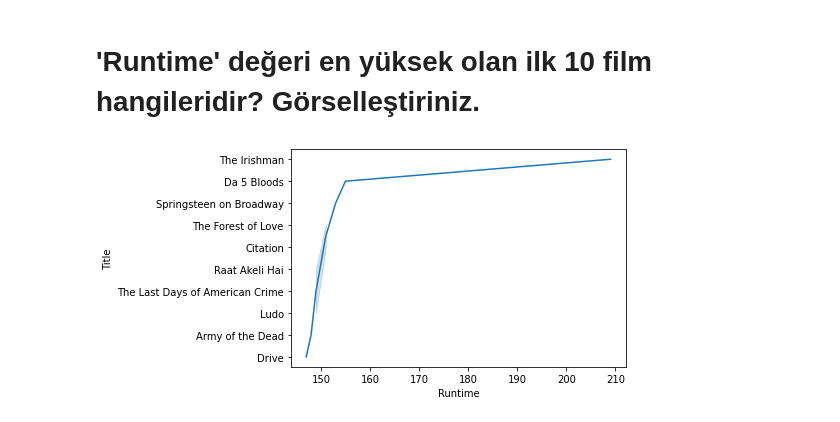
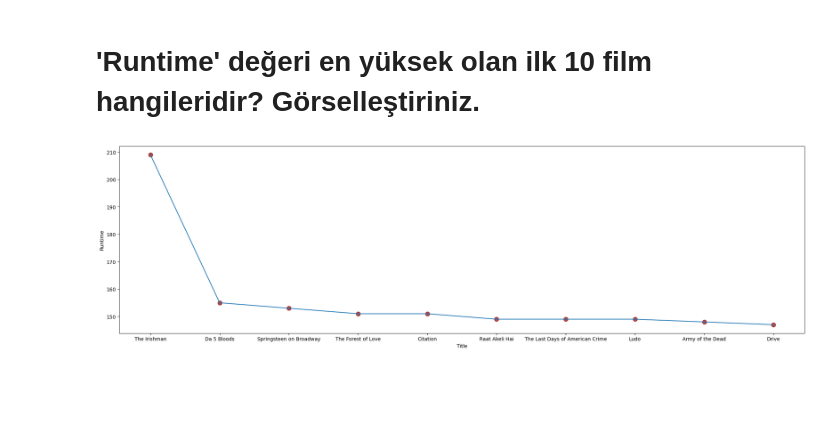
Before and after one commit to bkksl/GroupCodeluck_Python_Bootcamp_Projects, a Jupyter notebook: globalai_9_10_soru.ipynb, the cells around one changed output. Cells and saved outputs as stored; diff of their text form; code cells hidden in the pictures; blank space fills up the shorter version.

```diff
--- a/globalai_9_10_soru.ipynb
+++ b/globalai_9_10_soru.ipynb
@@ -33,7 +33,9 @@ plt.show()
 # %%
 df=data.groupby("Title").agg({"Runtime": "max"}).sort_values(by="Runtime", ascending=False)[0:10]
 runtime = df.reset_index()
-sns.lineplot(y=runtime["Title"], x=runtime["Runtime"])
+fig, ax = plt.subplots(figsize=(25,7),dpi=100)
+ax.scatter(y=runtime["Runtime"], x=runtime["Title"], s=75, color='darkred', alpha=0.7)
+sns.lineplot(x=runtime["Title"], y=runtime["Runtime"])
 plt.show()
 # %% [output]
-[figure, old version]
+[figure, new version]
```
Also changed, not shown: 1 other file.
